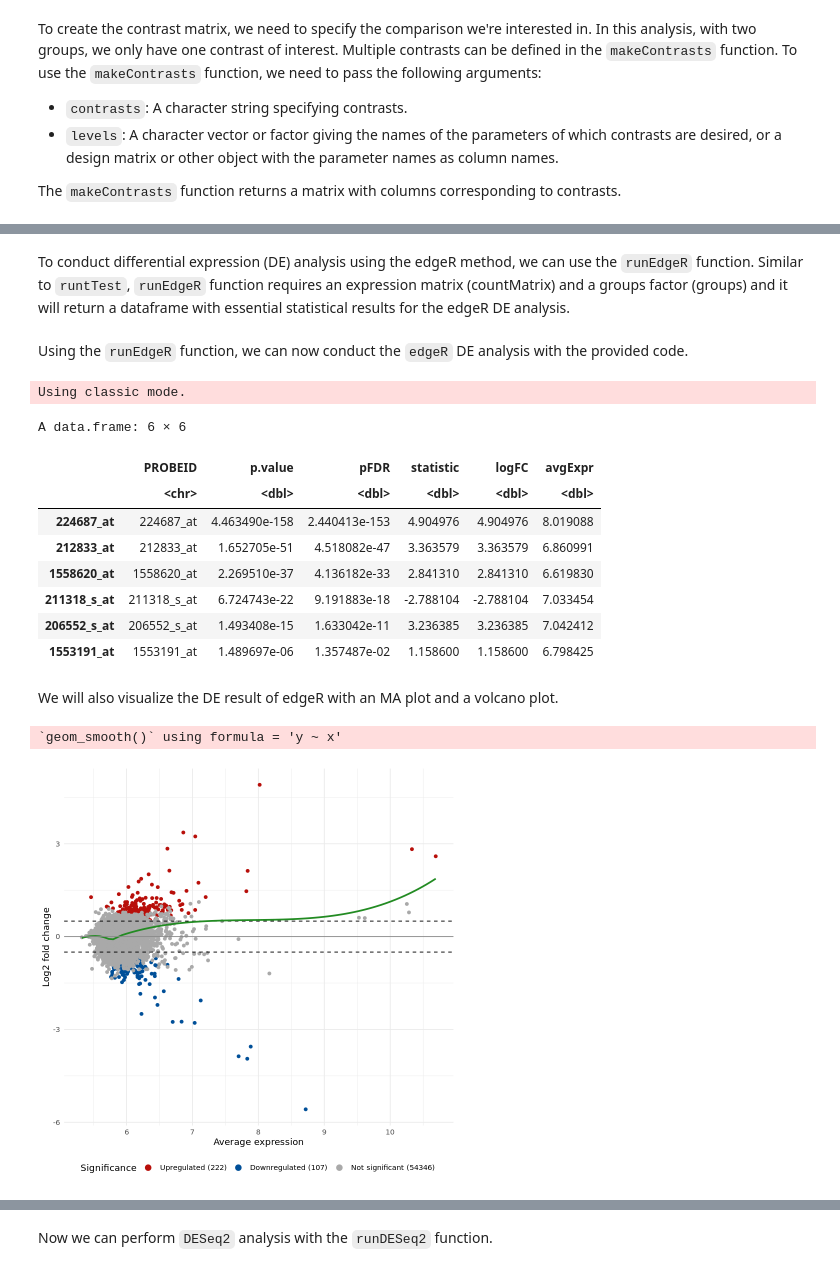
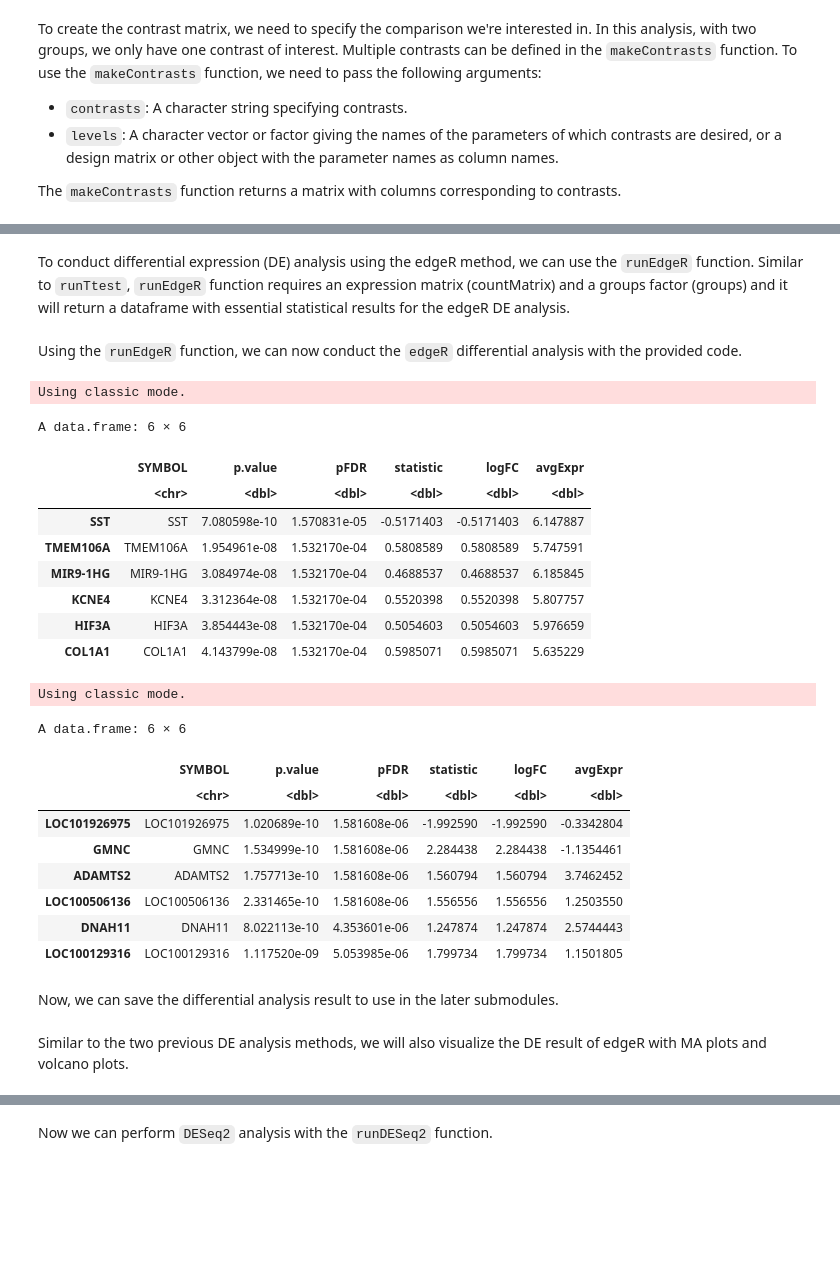
Before and after one commit to NIGMS/Consensus-Pathway-Analysis-in-the-Cloud, a Jupyter notebook: Module02-DE_Analysis.ipynb, the cells around one changed output, grey strips where cells are left out. Saved outputs shown, nothing was run; the diff lists cells and outputs as text; code cells hidden in the pictures; blank space fills up the shorter version.

```diff
--- a/Module02-DE_Analysis.ipynb
+++ b/Module02-DE_Analysis.ipynb
@@ -61 +125,12 @@ groups <- factor(groups)
+# %%
+# Extract necessary data for Gene Differential Analysis of the GSE5281 dataset
+gse5281_anno <- data.frame(
+  sample = colnames(gse5281_expr),
+  group = gse5281_samples$condition
+)
+# Extract necessary data for Gene Differential Analysis of the GSA153873 dataset
+gse153873_anno <- data.frame(
+  sample = colnames(gse153873_count),
+  group = gse153873_samples$condition
+)
 # %% [markdown]
@@ -167,7 +240,8 @@ Now we can use the `runLimma` function to perform limma DE analysis.
 # %%
+gse5281_expr_normalized <- log2(gse5281_expr + 1)
 # Run limma analysis using runLimma function
-limma_results <- runLimma(normExprs = norm_expression_data, design = design, contrast = cont.matrix)
+gse5281LimmaRes <- runLimma(normExprs = gse5281_expr_normalized, design = design, contrast = cont.matrix)
 # Print some top genes of limma result
-head(limma_results[order(limma_results$pFDR), ])
+head(gse5281LimmaRes[order(gse5281LimmaRes$pFDR), ])
 # %% [output]
 A data.frame: 6 × 6
@@ -390,0 +258,10 @@ Now, we can use the following commands to save the limma DE analysis result.
+# %%
+groups <- factor(gse153873_anno$group)
+# Create design matrix with no intercept
+design <- model.matrix(object = ~0 + groups)
+# Set up contrasts of interest and recalculate model coefficients
+cont.matrix <- limma::makeContrasts("groupsd-groupsc", levels = design)
+# Run limma analysis using runLimma function
+gse153873LimmaRes <- runLimma(normExprs = gse153873_count_normalized, design = design, contrast = cont.matrix)
+# Print some top genes of limma result
+head(gse153873LimmaRes[order(gse153873LimmaRes$pFDR), ])
@@ -533,7 +424,7 @@ suppressMessages({
 # Load edgeR package
 suppressPackageStartupMessages({library("edgeR")})
 # %% [markdown]
-To conduct differential expression (DE) analysis using the edgeR method, we can use the `runEdgeR` function. Similar to `runtTest`, `runEdgeR` function requires an expression matrix (countMatrix) and a groups factor (groups) and it will return a dataframe with essential statistical results for the edgeR DE analysis.
+To conduct differential expression (DE) analysis using the edgeR method, we can use the `runEdgeR` function. Similar to `runTtest`, `runEdgeR` function requires an expression matrix (countMatrix) and a groups factor (groups) and it will return a dataframe with essential statistical results for the edgeR DE analysis.
 # %%
 #' @description This function performs differential expression analysis using EdgeR
 #'
@@ -560,29 +451,44 @@ runEdgeR <- function(countMatrix, groups) {
     top_degs <- topTags(object = et, n = "Inf")
 
     # Extract results and additional information
-    top_degs$table$PROBEID <- rownames(top_degs$table)
+    top_degs$table$SYMBOL <- rownames(top_degs$table)
     top_degs$table$p.value <- top_degs$table$PValue
     top_degs$table$pFDR <- top_degs$table$FDR
     top_degs$table$statistic <- top_degs$table$logFC
     top_degs$table$avgExpr <- top_degs$table$logCPM
 
     # Return the results with only important columns
-    top_degs$table[, c("PROBEID", "p.value", "pFDR", "statistic", "logFC", "avgExpr")]
+    top_degs$table[, c("SYMBOL", "p.value", "pFDR", "statistic", "logFC", "avgExpr")]
 }
 # %% [markdown]
-Using the `runEdgeR` function, we can now conduct the `edgeR` DE analysis with the provided code.
+Using the `runEdgeR` function, we can now conduct the `edgeR` differential analysis with the provided code.
 # %%
-# Run the analysis using the runEdgeR function
-edgeR_results <- runEdgeR(countMatrix = expression_data, groups = groups)
-head(edgeR_results)
+# Run differential analysis using runEdgeR function with GSE5281 dataset
+gse5281EdgeRRes <- runEdgeR(countMatrix = gse5281_expr_normalized, groups = as.factor(gse5281_anno$group))
+head(gse5281EdgeRRes)
+# Run differential analysis using runEdgeR function with GSE153873 dataset
+gse153873EdgeRRes <- runEdgeR(countMatrix = gse153873_count, groups = as.factor(gse153873_anno$group))
+head(gse153873EdgeRRes)
 # %% [output]
 Using classic mode.
 A data.frame: 6 × 6
-|  | PROBEID | p.value | pFDR | statistic | logFC | avgExpr |
+|  | SYMBOL | p.value | pFDR | statistic | logFC | avgExpr |
 |  | <chr> | <dbl> | <dbl> | <dbl> | <dbl> | <dbl> |
-| 224687_at | 224687_at | 4.463490e-158 | 2.440413e-153 | 4.904976 | 4.904976 | 8.019088 |
-| 212833_at | 212833_at | 1.652705e-51 | 4.518082e-47 | 3.363579 | 3.363579 | 6.860991 |
-| 1558620_at | 1558620_at | 2.269510e-37 | 4.136182e-33 | 2.841310 | 2.841310 | 6.619830 |
-| 211318_s_at | 211318_s_at | 6.724743e-22 | 9.191883e-18 | -2.788104 | -2.788104 | 7.033454 |
-| 206552_s_at | 206552_s_at | 1.493408e-15 | 1.633042e-11 | 3.236385 | 3.236385 | 7.042412 |
-| 1553191_at | 1553191_at | 1.489697e-06 | 1.357487e-02 | 1.158600 | 1.158600 | 6.798425 |
+| SST | SST | 7.080598e-10 | 1.570831e-05 | -0.5171403 | -0.5171403 | 6.147887 |
+| TMEM106A | TMEM106A | 1.954961e-08 | 1.532170e-04 | 0.5808589 | 0.5808589 | 5.747591 |
+| MIR9-1HG | MIR9-1HG | 3.084974e-08 | 1.532170e-04 | 0.4688537 | 0.4688537 | 6.185845 |
+| KCNE4 | KCNE4 | 3.312364e-08 | 1.532170e-04 | 0.5520398 | 0.5520398 | 5.807757 |
+| HIF3A | HIF3A | 3.854443e-08 | 1.532170e-04 | 0.5054603 | 0.5054603 | 5.976659 |
+| COL1A1 | COL1A1 | 4.143799e-08 | 1.532170e-04 | 0.5985071 | 0.5985071 | 5.635229 |
+Using classic mode.
+A data.frame: 6 × 6
+|  | SYMBOL | p.value | pFDR | statistic | logFC | avgExpr |
+|  | <chr> | <dbl> | <dbl> | <dbl> | <dbl> | <dbl> |
+| LOC101926975 | LOC101926975 | 1.020689e-10 | 1.581608e-06 | -1.992590 | -1.992590 | -0.3342804 |
+| GMNC | GMNC | 1.534999e-10 | 1.581608e-06 | 2.284438 | 2.284438 | -1.1354461 |
+| ADAMTS2 | ADAMTS2 | 1.757713e-10 | 1.581608e-06 | 1.560794 | 1.560794 | 3.7462452 |
+| LOC100506136 | LOC100506136 | 2.331465e-10 | 1.581608e-06 | 1.556556 | 1.556556 | 1.2503550 |
+| DNAH11 | DNAH11 | 8.022113e-10 | 4.353601e-06 | 1.247874 | 1.247874 | 2.5744443 |
+| LOC100129316 | LOC100129316 | 1.117520e-09 | 5.053985e-06 | 1.799734 | 1.799734 | 1.1501805 |
+# %% [markdown]
+Now, we can save the differential analysis result to use in the later submodules.
@@ -589,8 +512,2 @@ A data.frame: 6 × 6
 # %% [markdown]
-We will also visualize the DE result of edgeR with an MA plot and a volcano plot.
+Similar to the two previous DE analysis methods, we will also visualize the DE result of edgeR with MA plots and volcano plots.
-# %%
-# Create a MA plot for edgeR results
-plotMA(DEResult = edgeR_results, pThreshold = 0.05, useFDR = FALSE, logFCThreshold = 0.5)
-# %% [output]
-`geom_smooth()` using formula = 'y ~ x'
-[figure, old version]
```
Also changed, not shown: parts of 121 cells of this notebook, 10 other files.
